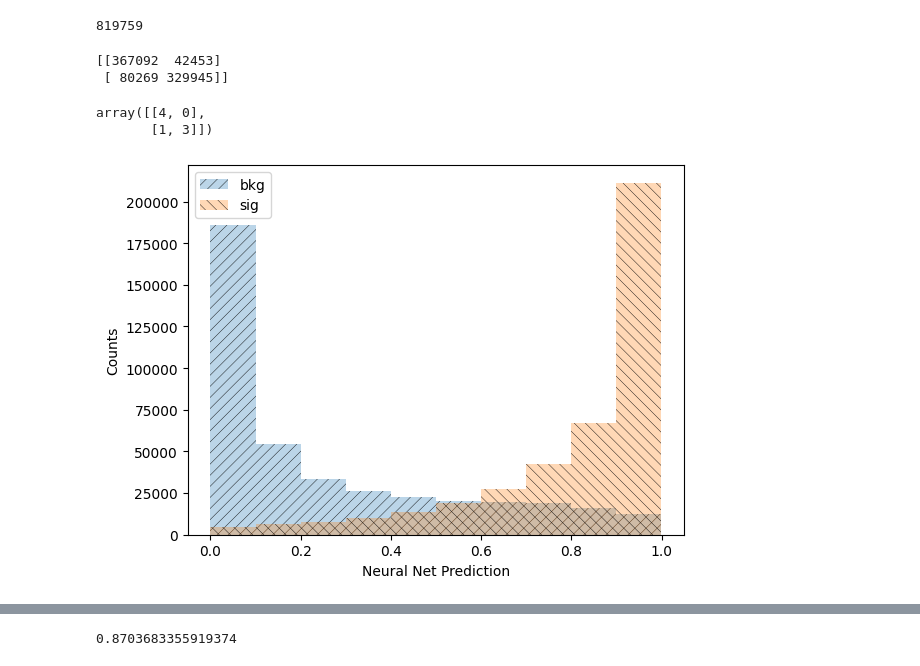
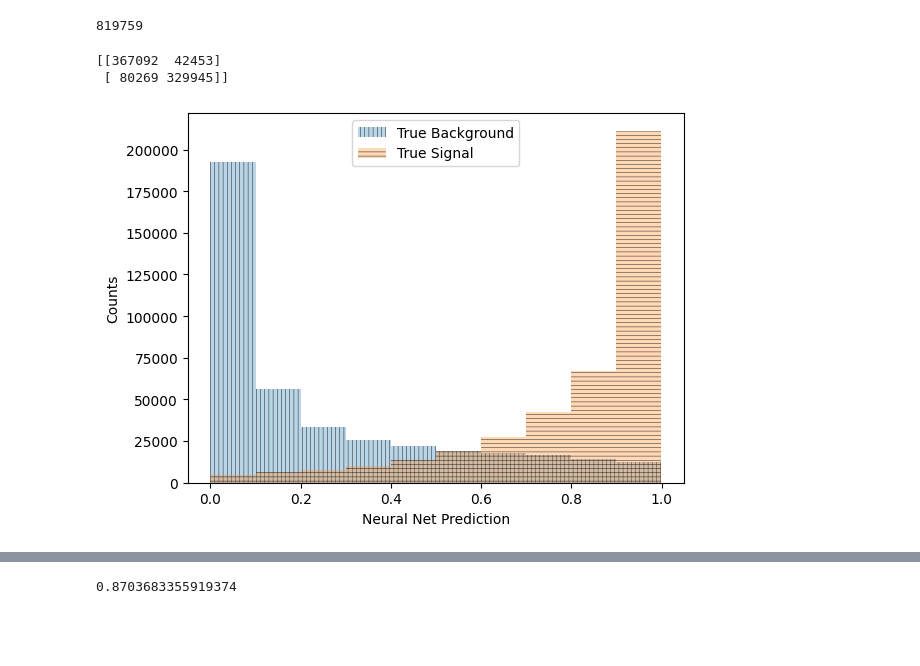
Before and after one commit to mkidson/Uni-Code, a Jupyter notebook: Honours/DS/Top_Tagging/topTaggingStats.ipynb, the cells around one changed output, grey strips where cells are left out. Drawn from its saved outputs; the diff is of its cells as text; code cells hidden in the pictures; blank space fills up the shorter version.

```diff
--- a/Honours/DS/Top_Tagging/topTaggingStats.ipynb
+++ b/Honours/DS/Top_Tagging/topTaggingStats.ipynb
@@ -88,37 +88,25 @@ sigIndices = data_test_new['labels'] == 1
 bkgIndices = data_test_new['labels'] == 0
 # %%
 conf_matrix = metrics.confusion_matrix(data_test_new['labels'], data_test_new['binary_predictions'], labels=[1,0])
+print(conf_matrix)
+# %% [output]
+[[367092  42453]
+ [ 80269 329945]]
-# %%
-print((conf_matrix[0,0]+conf_matrix[1,1]) / ())
-# %% [output]
-[[367092  42453]
- [ 80269 329945]]
-# %%
-metrics.confusion_matrix([1,1,1,1,0,0,0,0], [1,1,1,1,0,0,0,1], labels=[1,0])
-# %% [output]
-array([[4, 0],
-       [1, 3]])
 # %%
 plt.figure()
 plt.xlabel('Neural Net Prediction')
 plt.ylabel('Counts')
 
-bkgHist = plt.hist(data_test_new['predictions'][bkgIndices], bins=10, weights=data_test_new['weights'][bkgIndices], label='bkg', alpha=0.3, hatch='///')
-sigHist = plt.hist(data_test_new['predictions'][sigIndices], bins=10, weights=data_test_new['weights'][sigIndices], label='sig', alpha=0.3, hatch='\\\\\\')
-
-# bkgHistNN = plt.hist(backgroundVals["predictions"], bins=5, weights=backgroundVals["weights"],label="backgrounds", range=[0,1], alpha=0.6)
-# sigHistNN = plt.hist(signalVals["predictions"], bins=5, weights=signalVals["weights"],  label=r"$H\rightarrow \tau\tau$ signal",range=[0,1], alpha=0.6)
-
-# bkgHistNN = plt.hist(backgroundVals['predictions'], bins=5, label="backgrounds", range=[0,1], alpha=0.6)
-# sigHistNN = plt.hist(signalVals['predictions'], bins=5, label="signals", range=[0,1], alpha=0.6)
+bkgHist = plt.hist(data_test_new['predictions'][bkgIndices], bins=10, label='True Background', alpha=0.3, hatch='||||')
+sigHist = plt.hist(data_test_new['predictions'][sigIndices], bins=10, label='True Signal', alpha=0.3, hatch='----')
 
 plt.legend()
 mpl.rcParams['hatch.linewidth'] = 0.3
-
+plt.savefig('Report/Plots/bkg_vs_signal.pdf')
 # plt.yscale('log')
 plt.show()
 # %% [output]
-[figure, old version]
+[figure, new version]
 # %%
 print(data_test_new.columns)
 # %% [output]
```
Also changed, not shown: parts of 9 cells of this notebook, 19 other files.
